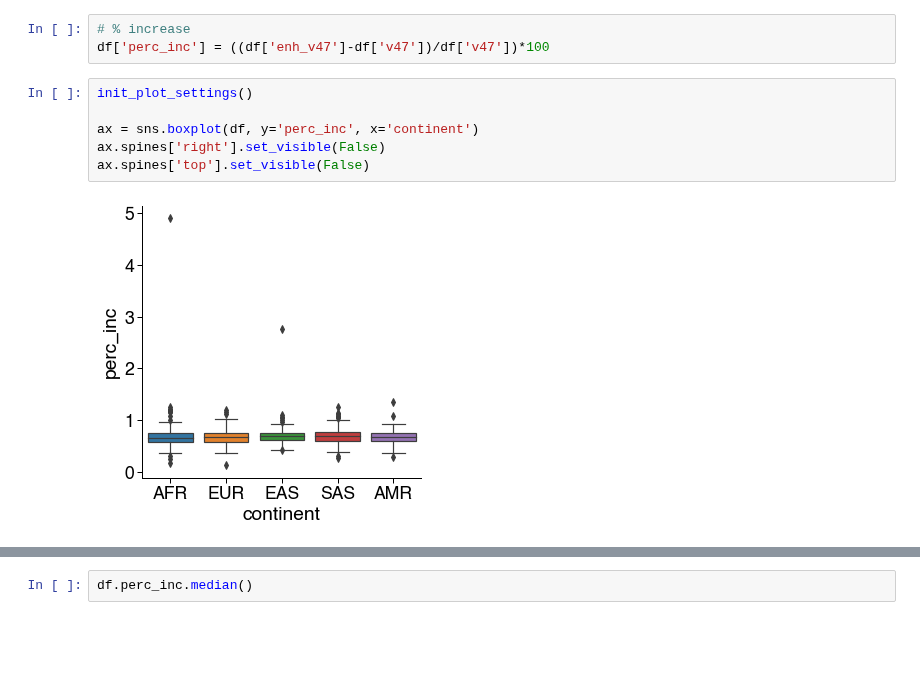
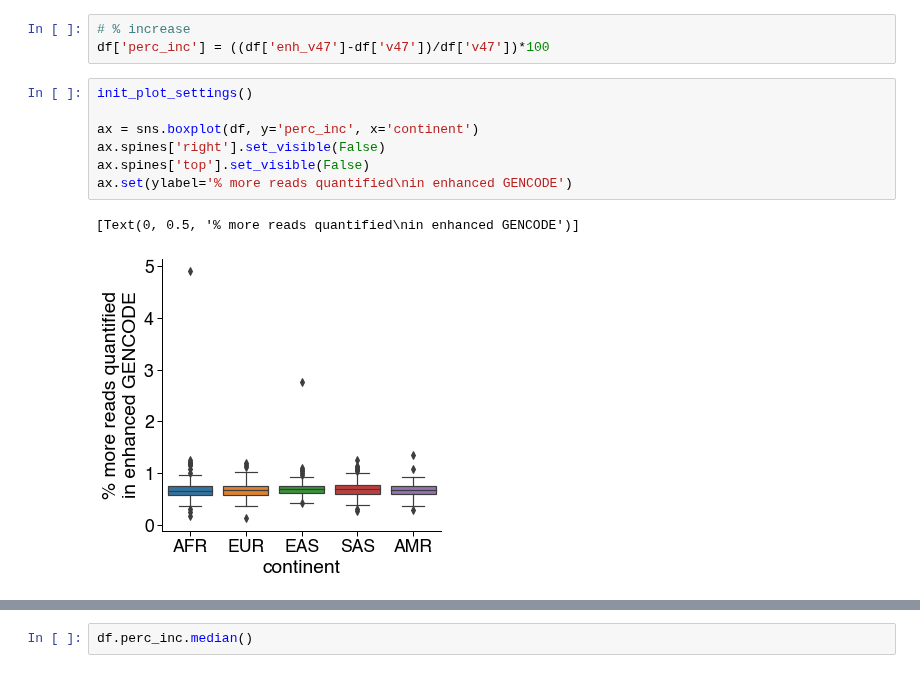
Before and after one commit to fairliereese/240903_pt, a Jupyter notebook: analysis/compare_total_mage_counts.ipynb, the cells around one changed output, grey strips where cells are left out. Saved outputs shown, nothing was run; the diff lists cells and outputs as text; blank space fills up the shorter version.

```diff
--- a/analysis/compare_total_mage_counts.ipynb
+++ b/analysis/compare_total_mage_counts.ipynb
@@ -203,8 +203,10 @@ df['perc_inc'] = ((df['enh_v47']-df['v47'])/df['v47'])*100
 # %%
 init_plot_settings()
 
 ax = sns.boxplot(df, y='perc_inc', x='continent')
 ax.spines['right'].set_visible(False)
 ax.spines['top'].set_visible(False)
+ax.set(ylabel='% more reads quantified\nin enhanced GENCODE')
 # %% [output]
+[Text(0, 0.5, '% more reads quantified\nin enhanced GENCODE')]
-[figure, old version]
+[figure, new version]
```
Also changed, not shown: parts of 5 cells of this notebook, 2 other files.
